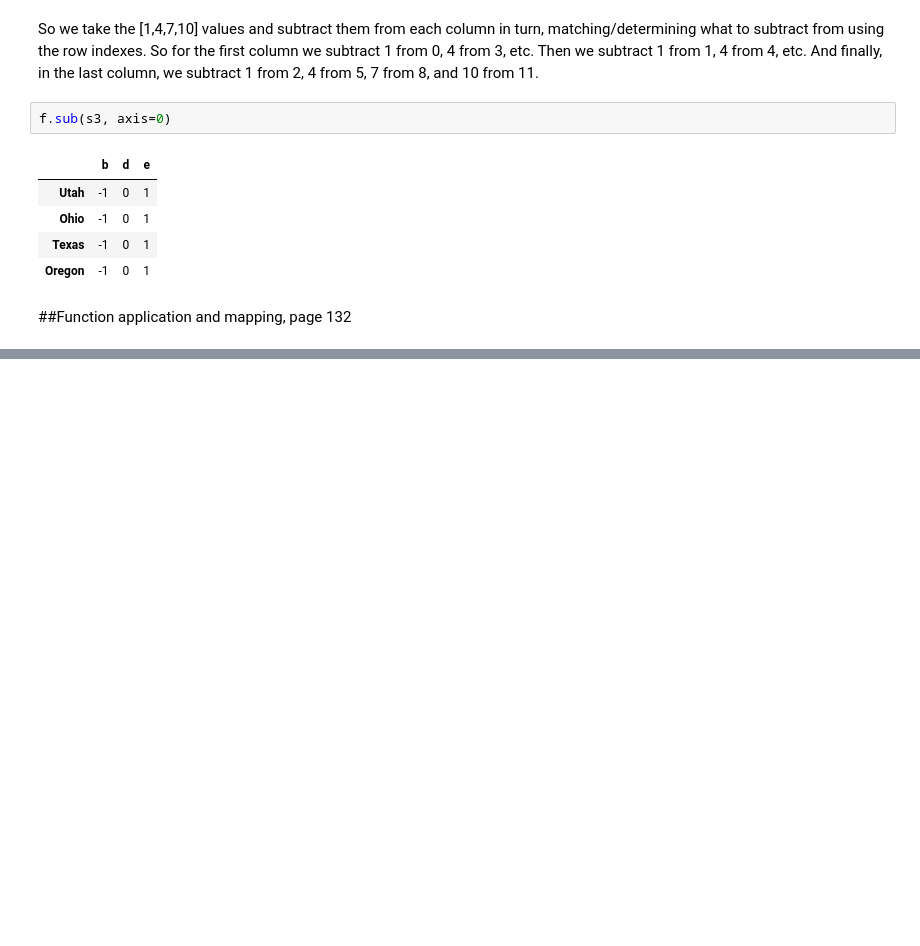
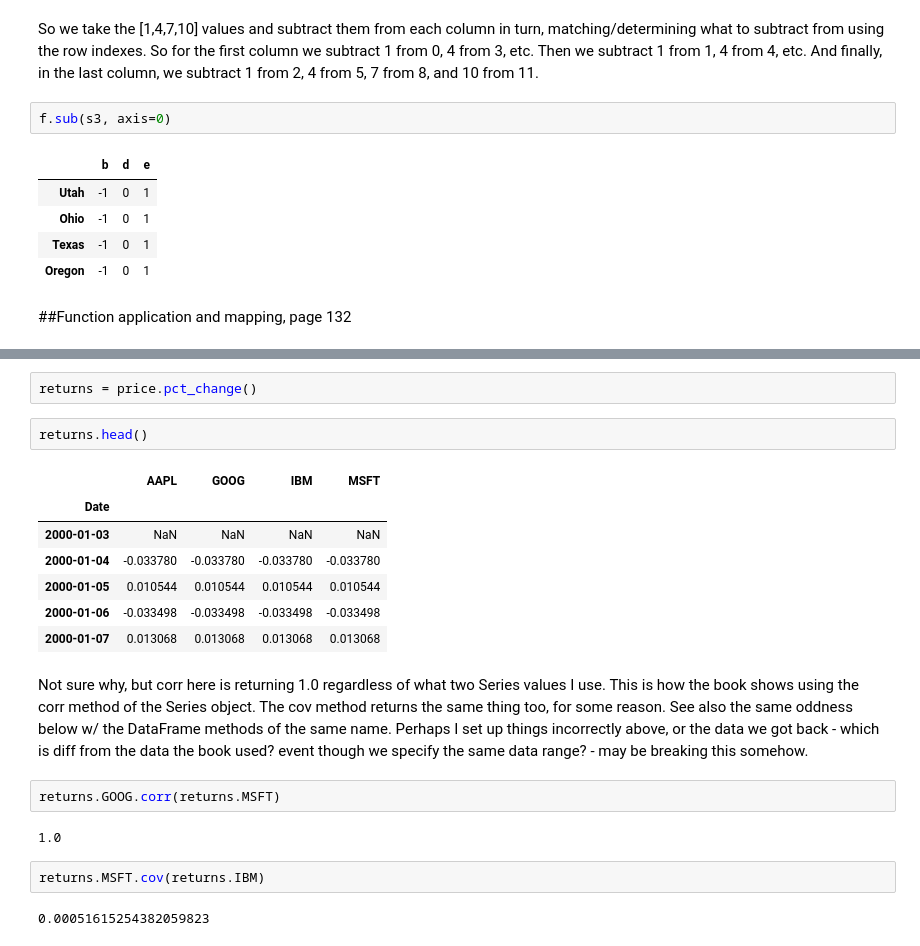
Before and after one commit to aenfield/random, a Jupyter notebook: PythonForDataAnalysisCh5.ipynb, the cells around one changed output, grey strips where cells are left out. Cells and saved outputs as stored; diff of their text form; blank space fills up the shorter version.

```diff
--- a/PythonForDataAnalysisCh5.ipynb
+++ b/PythonForDataAnalysisCh5.ipynb
@@ -1023,0 +1564,23 @@ f.sub(s3, axis=0)
+# %%
+returns = price.pct_change()
+# %%
+returns.head()
+# %% [output]
+|  | AAPL | GOOG | IBM | MSFT |
+| Date |  |  |  |  |
+| 2000-01-03 | NaN | NaN | NaN | NaN |
+| 2000-01-04 | -0.033780 | -0.033780 | -0.033780 | -0.033780 |
+| 2000-01-05 | 0.010544 | 0.010544 | 0.010544 | 0.010544 |
+| 2000-01-06 | -0.033498 | -0.033498 | -0.033498 | -0.033498 |
+| 2000-01-07 | 0.013068 | 0.013068 | 0.013068 | 0.013068 |
+# %% [markdown]
+Not sure why, but corr here is returning 1.0 regardless of what two
+Series values I use. This is how the book shows using the corr method of the Series object. The cov method returns the same thing too, for some reason. See also the same oddness below w/ the DataFrame methods of the same name. Perhaps I set up things incorrectly above, or the data we got back - which is diff from the data the book used? event though we specify the same data range? - may be breaking this somehow.
+# %%
+returns.GOOG.corr(returns.MSFT)
+# %% [output]
+1.0
+# %%
+returns.MSFT.cov(returns.IBM)
+# %% [output]
+0.00051615254382059823
```
Also changed, not shown: parts of 95 cells of this notebook.
